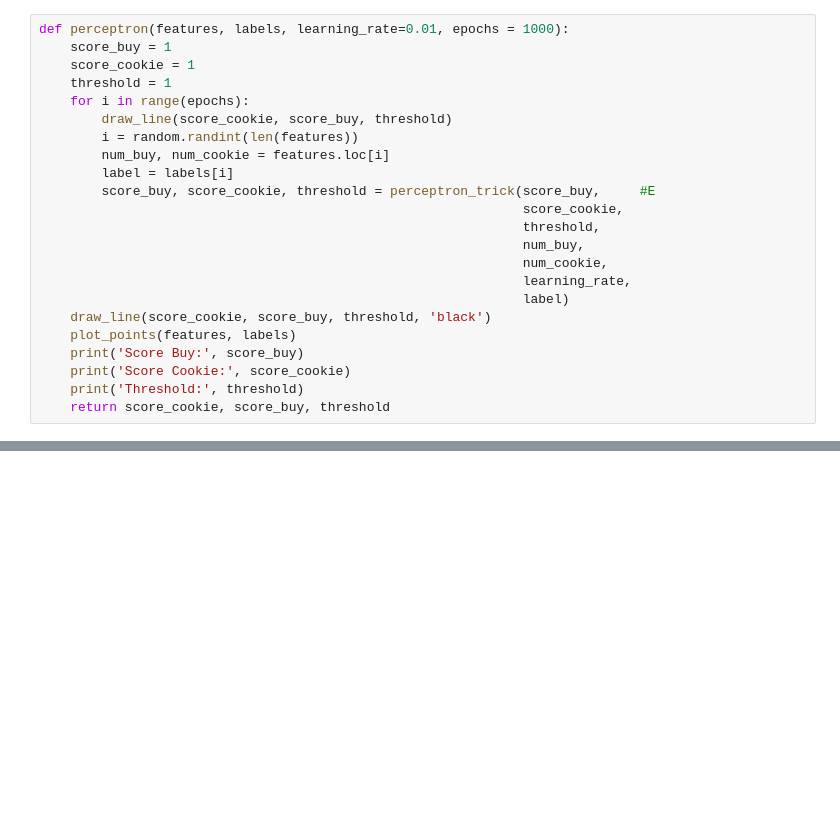
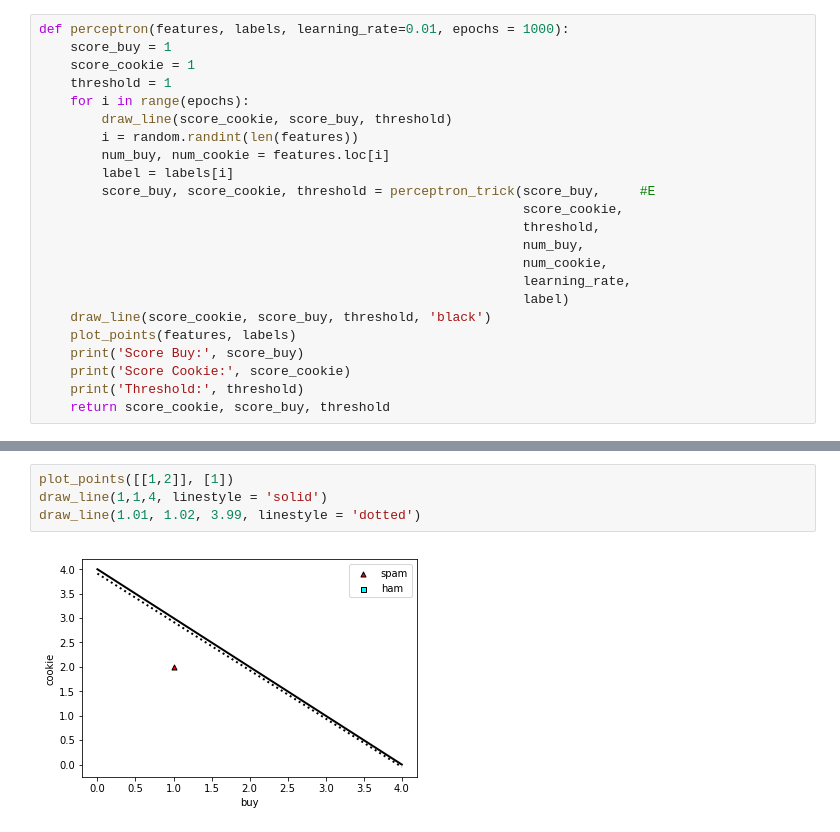
Before and after one commit to luisguiserrano/manning, a Jupyter notebook: Chapter 4 - Perceptron algorithm.ipynb, the cells around one changed output, grey strips where cells are left out. Saved outputs shown, nothing was run; the diff lists cells and outputs as text; blank space fills up the shorter version.

```diff
--- a/Chapter 4 - Perceptron algorithm.ipynb
+++ b/Chapter 4 - Perceptron algorithm.ipynb
@@ -73,0 +84,6 @@ def perceptron(features, labels, learning_rate=0.01, epochs = 1000):
+# %%
+plot_points([[1,2]], [1])
+draw_line(1,1,4, linestyle = 'solid')
+draw_line(1.01, 1.02, 3.99, linestyle = 'dotted')
+# %% [output]
+[figure, added]
```
Also changed, not shown: parts of 6 cells of this notebook, 8 other files.
